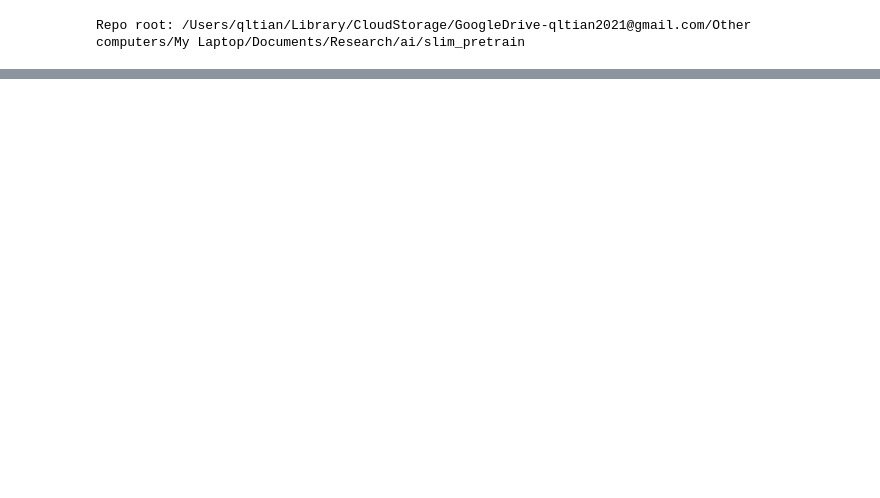
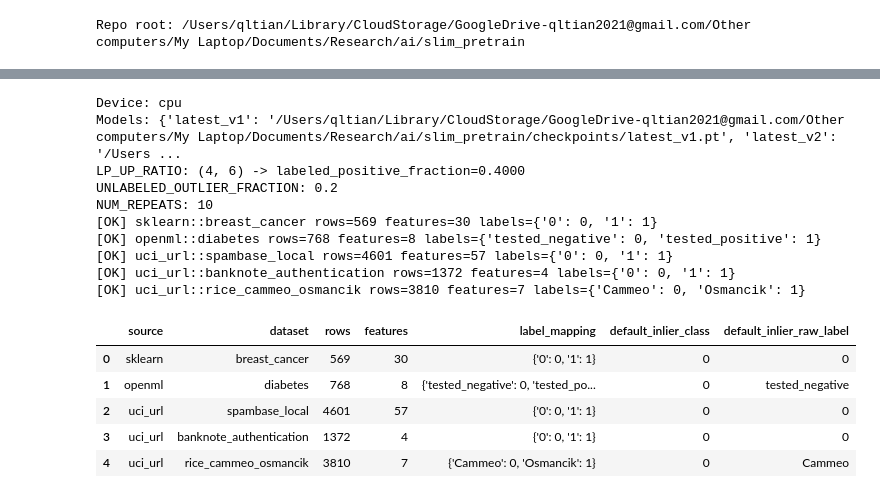
Before and after one commit to qinglong-tian/slim_pretrain, a Jupyter notebook: notebooks/benchmark/pu_classifier_playground.ipynb, the cells around one changed output, grey strips where cells are left out. Saved outputs shown, nothing was run; the diff lists cells and outputs as text; code cells hidden in the pictures; blank space fills up the shorter version.

```diff
--- a/notebooks/benchmark/pu_classifier_playground.ipynb
+++ b/notebooks/benchmark/pu_classifier_playground.ipynb
@@ -588,0 +478,75 @@ No skipped/failed datasets.
+# %%
+device = resolve_device(DEVICE)
+labeled_positive_fraction = ratio_to_labeled_fraction(LP_UP_RATIO)
+
+missing_ckpts = [name for name, path in CHECKPOINT_PATHS.items() if not path.exists()]
+if missing_ckpts:
+    raise RuntimeError(f'Missing checkpoints: {missing_ckpts}. Expected: {CHECKPOINT_PATHS}')
+
+models: Dict[str, NanoTabPFNPUClassifier] = {}
+for model_name, ckpt_path in CHECKPOINT_PATHS.items():
+    models[model_name] = NanoTabPFNPUClassifier.from_checkpoint(ckpt_path, device=device)
+
+print('Device:', device)
+print('Models:', {k: str(v) for k, v in CHECKPOINT_PATHS.items()})
+print('LP_UP_RATIO:', LP_UP_RATIO, f'-> labeled_positive_fraction={labeled_positive_fraction:.4f}')
+print('UNLABELED_OUTLIER_FRACTION:', UNLABELED_OUTLIER_FRACTION)
+print('NUM_REPEATS:', NUM_REPEATS)
+
+loaded_datasets: List[Dict[str, object]] = []
+failed_datasets: List[Dict[str, object]] = []
+
+for spec in DATASET_SPECS:
+    try:
+        ds = load_dataset_from_spec(spec)
+        loaded_datasets.append(ds)
+        print(
+            f"[OK] {ds['source']}::{ds['name']} rows={ds['n_rows']} features={ds['n_features']} labels={ds['label_mapping']}"
+        )
+    except Exception as exc:
+        failed_datasets.append({'spec': spec, 'error': str(exc)})
+        print(f"[FAIL] {spec['source']}::{spec['name']} -> {exc}")
+
+if len(loaded_datasets) != 5:
+    raise RuntimeError(
+        f'Expected 5 datasets loaded, got {len(loaded_datasets)}. Failed: {failed_datasets}'
+    )
+
+display(
+    pd.DataFrame(
+        [
+            {
+                'source': ds['source'],
+                'dataset': ds['name'],
+                'rows': ds['n_rows'],
+                'features': ds['n_features'],
+                'label_mapping': str(ds['label_mapping']),
+                'default_inlier_class': INLIER_CLASS_BY_DATASET.get(ds['name'], DEFAULT_INLIER_CLASS),
+                'default_inlier_raw_label': str(
+                    ds['inverse_label_mapping'].get(
+                        INLIER_CLASS_BY_DATASET.get(ds['name'], DEFAULT_INLIER_CLASS),
+                        'unknown',
+                    )
+                ),
+            }
+            for ds in loaded_datasets
+        ]
+    )
+)
+# %% [output]
+Device: cpu
+Models: {'latest_v1': '/Users/qltian/Library/CloudStorage/GoogleDrive-qltian2021@gmail.com/Other computers/My Laptop/Documents/Research/ai/slim_pretrain/checkpoints/latest_v1.pt', 'latest_v2': '/Users ...
+LP_UP_RATIO: (4, 6) -> labeled_positive_fraction=0.4000
+UNLABELED_OUTLIER_FRACTION: 0.2
+NUM_REPEATS: 10
+[OK] sklearn::breast_cancer rows=569 features=30 labels={'0': 0, '1': 1}
+[OK] openml::diabetes rows=768 features=8 labels={'tested_negative': 0, 'tested_positive': 1}
+[OK] uci_url::spambase_local rows=4601 features=57 labels={'0': 0, '1': 1}
+[OK] uci_url::banknote_authentication rows=1372 features=4 labels={'0': 0, '1': 1}
+[OK] uci_url::rice_cammeo_osmancik rows=3810 features=7 labels={'Cammeo': 0, 'Osmancik': 1}
+|  | source | dataset | rows | features | label_mapping | default_inlier_class | default_inlier_raw_label |
+| 0 | sklearn | breast_cancer | 569 | 30 | {'0': 0, '1': 1} | 0 | 0 |
+| 1 | openml | diabetes | 768 | 8 | {'tested_negative': 0, 'tested_po... | 0 | tested_negative |
+| 2 | uci_url | spambase_local | 4601 | 57 | {'0': 0, '1': 1} | 0 | 0 |
+| 3 | uci_url | banknote_authentication | 1372 | 4 | {'0': 0, '1': 1} | 0 | 0 |
+| 4 | uci_url | rice_cammeo_osmancik | 3810 | 7 | {'Cammeo': 0, 'Osmancik': 1} | 0 | Cammeo |
```
Also changed, not shown: parts of 22 cells of this notebook, 11 other files.
